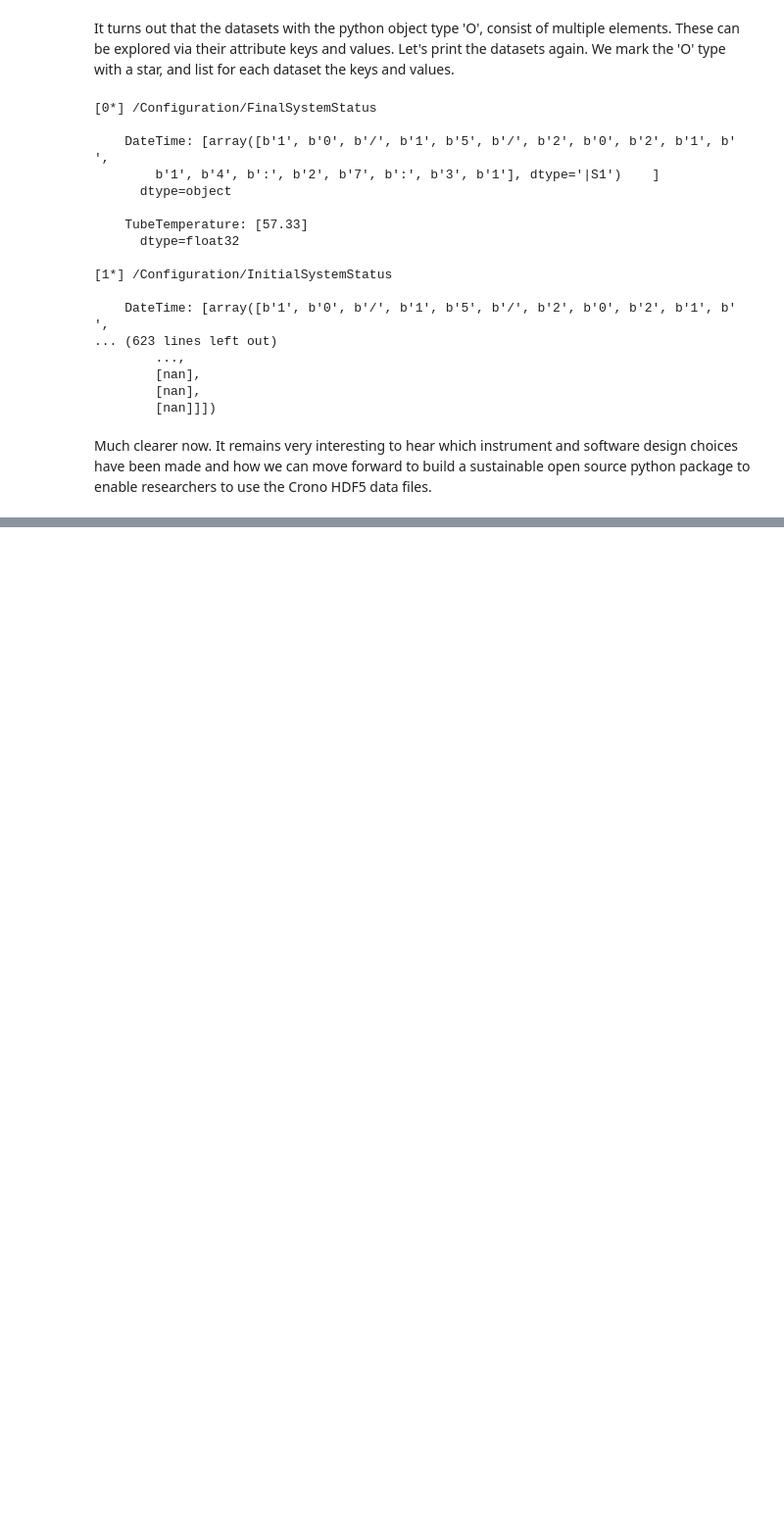
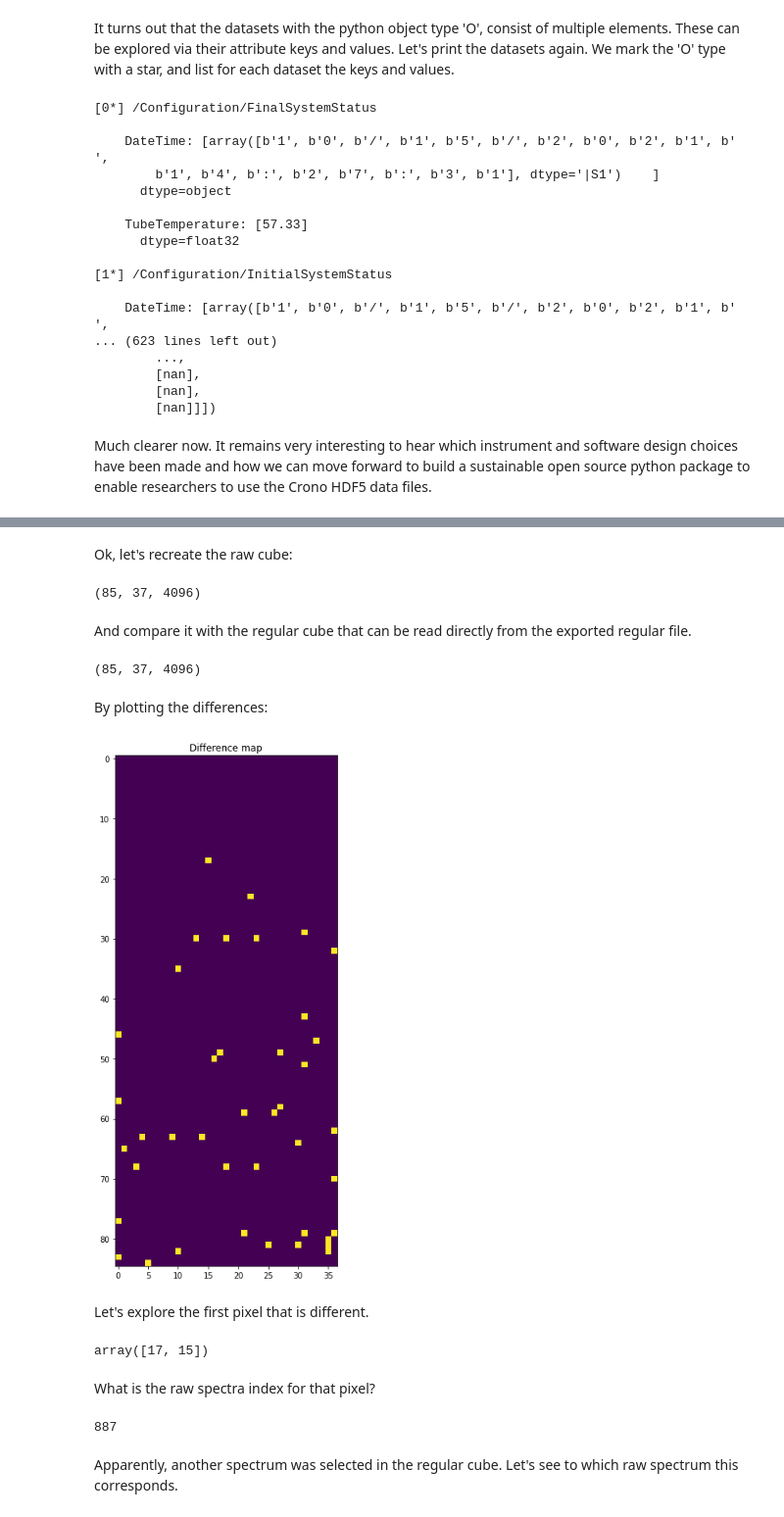
Before and after one commit to fligt/cronomaxrf, a Jupyter notebook: Exploring-the-Crono-MA-XRF-HDF5-file-format.ipynb, the cells around one changed output, grey strips where cells are left out. Shown: that part at 98% size. Cells and saved outputs as stored; diff of their text form; code cells hidden in the pictures; blank space fills up the shorter version.

Commit message:
export to HDF5

```diff
--- a/Exploring-the-Crono-MA-XRF-HDF5-file-format.ipynb
+++ b/Exploring-the-Crono-MA-XRF-HDF5-file-format.ipynb
@@ -454,0 +468,22 @@ Much clearer now. It remains very interesting to hear which instrument and softw
+# %%
+import h5py
+
+# raw/native
+
+crono_filename_raw = '14200215102021-blindTest2AgedDetail.HDF5' # 50 Mb
+fh_raw = h5py.File(crono_filename_raw, mode='r')
+
+groups_and_datasets_raw = []
+fh_raw.visit(groups_and_datasets_raw.append)
+
+datasets_raw = [fh_raw[d] for d in groups_and_datasets_raw if (type(fh_raw[d]) == h5py.Dataset)]
+
+# regular/exported
+
+crono_filename_reg = '14200215102021-blindTest2AgedDetail.2022214166.Exported.HDF5' #  Only 2.6 Mb!
+fh_reg = h5py.File(crono_filename_reg, mode='r')
+
+groups_and_datasets_reg = []
+fh_reg.visit(groups_and_datasets_reg.append)
+
+datasets_reg = [fh_reg[d] for d in groups_and_datasets_reg if (type(fh_reg[d]) == h5py.Dataset)]
@@ -454,0 +518,46 @@ Much clearer now. It remains very interesting to hear which instrument and softw
+# %% [markdown]
+Ok, let's recreate the raw cube:
+# %%
+raw_spectra = fh_raw['/XRF/Spectra'][...]
+raw_spectra_selected_index = fh_raw['/XRF/SpectraSelectedIndex'][...]
+
+h, w, _ = raw_spectra_selected_index.shape
+raw_indices = raw_spectra_selected_index.reshape([h, w])
+
+raw_cube = raw_spectra[raw_indices]
+raw_cube.shape
+# %% [output]
+(85, 37, 4096)
+# %% [markdown]
+And compare it with the regular cube that can be read directly from the exported regular file.
+# %%
+reg_cube = fh_reg['/XRF/Spectra Regular Matrix']
+reg_cube.shape
+# %% [output]
+(85, 37, 4096)
+# %% [markdown]
+By plotting the differences:
+# %%
+diff_cube = (raw_cube - reg_cube)**2
+diff_map = np.max(diff_cube, axis=2) != 0
+
+fig, ax = plt.subplots(figsize=[12, 12])
+ax.imshow(diff_map)
+ax.set_title('Difference map');
+# %% [output]
+[figure, added]
+# %% [markdown]
+Let's explore the first pixel that is different.
+# %%
+different_pixel = np.argwhere(diff_map)[0]
+different_pixel
+# %% [output]
+array([17, 15])
+# %% [markdown]
+What is the raw spectra index for that pixel?
+# %%
+raw_indices[(17, 15)]
+# %% [output]
+887
+# %% [markdown]
+Apparently, another spectrum was selected in the regular cube. Let's see to which raw spectrum this corresponds.
```
Also changed, not shown: parts of 8 cells of this notebook.
